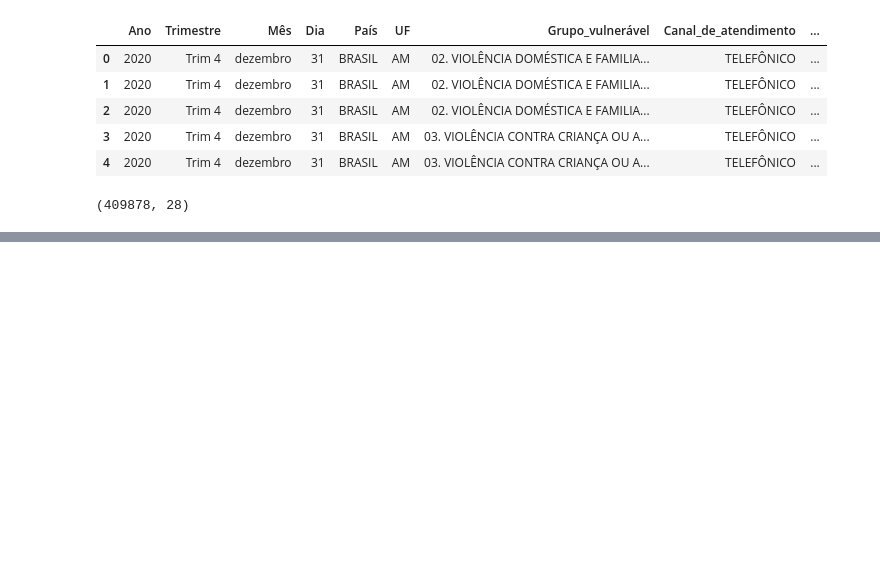
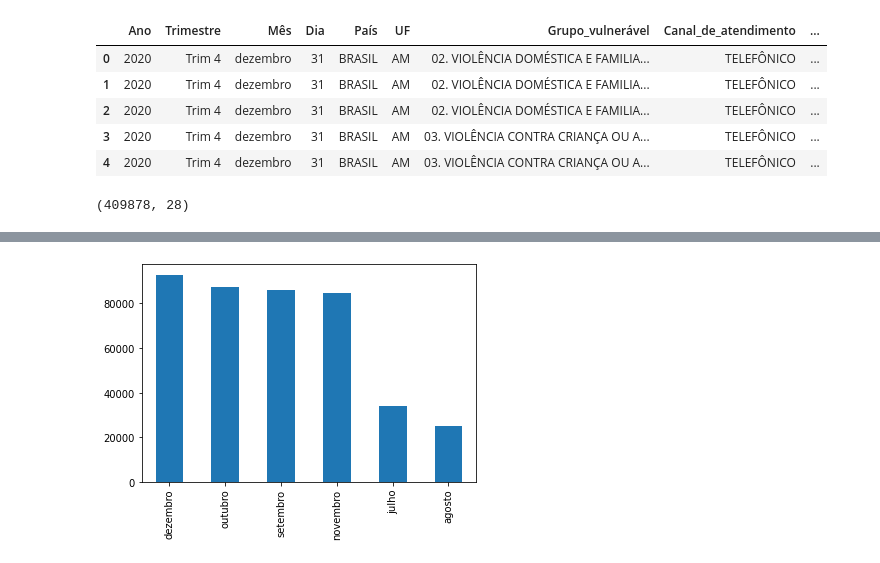
Before and after one commit to filledeoya9/Analise-dos-Dados-das-denuncias-de-violacao-de-direitos-humanos-e-violencia-contra-a-mulher-, a Jupyter notebook: Analise_dos_Dados_das_denuncias_de_violacao_de_direitos_humanos_e_violencia_contra_a_mulher.ipynb, the cells around one changed output, grey strips where cells are left out. Drawn from its saved outputs; the diff is of its cells as text; code cells hidden in the pictures; blank space fills up the shorter version.

```diff
--- a/Analise_dos_Dados_das_denuncias_de_violacao_de_direitos_humanos_e_violencia_contra_a_mulher.ipynb
+++ b/Analise_dos_Dados_das_denuncias_de_violacao_de_direitos_humanos_e_violencia_contra_a_mulher.ipynb
@@ -45,15 +32,0 @@ Index(['Ano', 'Trimestre', 'Mês', 'Dia', 'País', 'UF', 'Grupo_vulnerável',
-# %%
-df = pd.DataFrame(np.random.rand(16,16),columns = ['Ano','Mês','UF', 'Grupo_vulnerável',
-       'Canal_de_atendimento', 'Cenário_da_violação', 'Frequência',
-       'Motivação',  'Sexo_da_vítima', 'Vítima_LGBT',
-       'Raça/Cor_da_vítima', 'Grau_de_instrução_da_vítima',
-       'Faixa_etária_da_vítima', 'Faixa_de_renda_da_vítima',
-       'Profissão_da_vítima', 'Religião_da_vítima' ])
-
-
-print(df[['Ano','Mês', 'UF', 'Grupo_vulnerável',
-       'Canal_de_atendimento', 'Cenário_da_violação', 'Frequência',
-       'Motivação', 'Sexo_da_vítima', 'Vítima_LGBT',
-       'Raça/Cor_da_vítima', 'Grau_de_instrução_da_vítima',
-       'Faixa_etária_da_vítima', 'Faixa_de_renda_da_vítima',
-       'Profissão_da_vítima', 'Religião_da_vítima']])
@@ -104,0 +75,8 @@ dtype: object
+# %%
+# Visualização de Dados
+#dados referentes as denúncias recibidas pela Ouvidoria Nacional
+#de Direitos Humanos – ONDH, de acordo com cada mês
+
+df['Mês'].value_counts(ascending=False).plot.bar();
+# %% [output]
+[figure, added]
```
Also changed, not shown: parts of 7 cells of this notebook.
